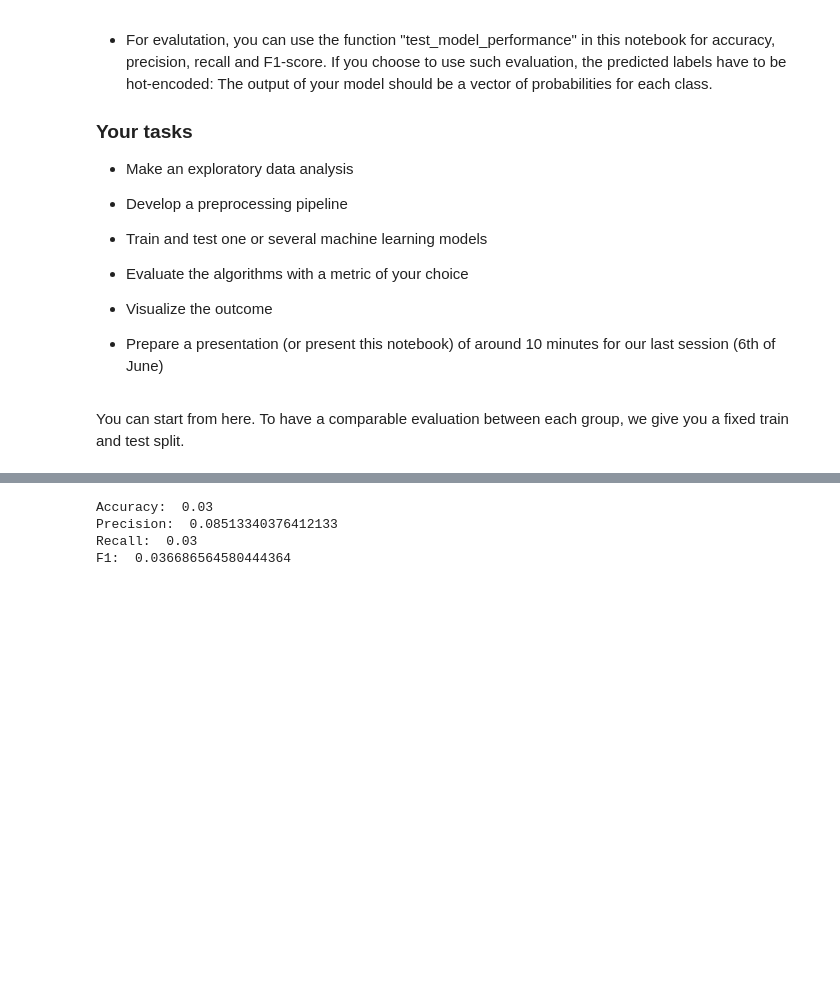
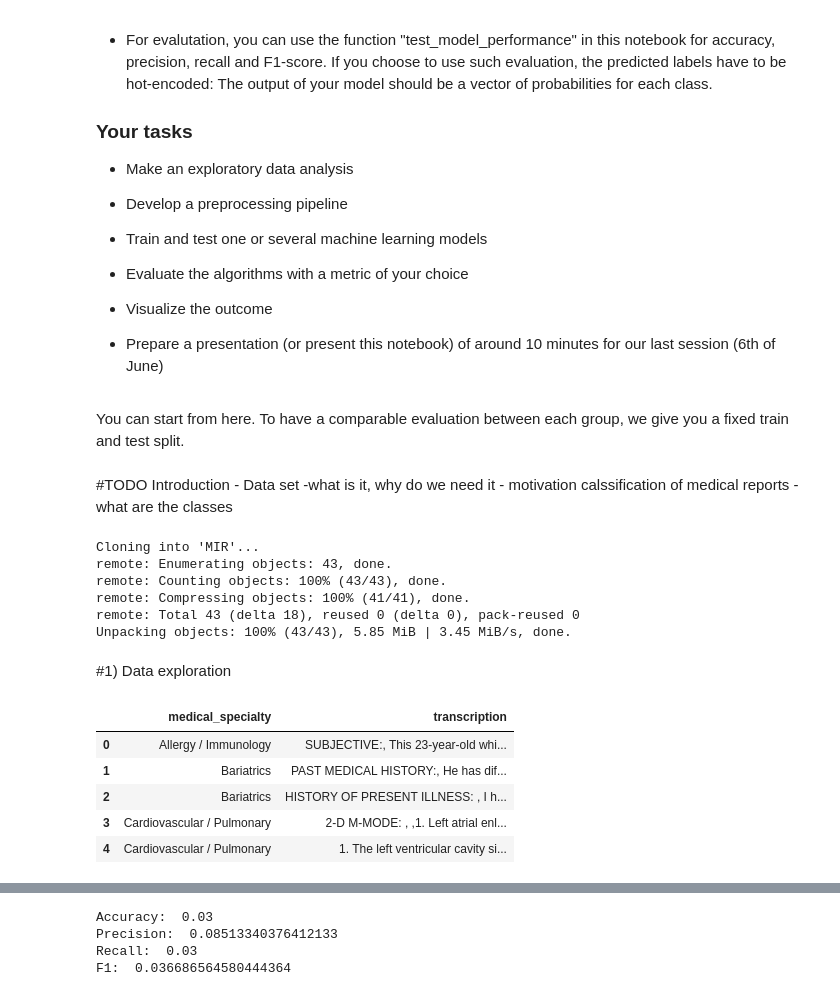
Before and after one commit to DerManjuel/MIR, a Jupyter notebook: NLP_MIR_Herbst_Katz_Meyer.ipynb, the cells around one changed output, grey strips where cells are left out. Saved outputs shown, nothing was run; the diff lists cells and outputs as text; code cells hidden in the pictures; blank space fills up the shorter version.

Commit message:
Beginning of Presentation done

```diff
--- a/NLP_MIR_Herbst_Katz_Meyer.ipynb
+++ b/NLP_MIR_Herbst_Katz_Meyer.ipynb
@@ -29,3 +29,31 @@ In the following 3 weeks we are focussing on machine learning approaches on our
 * Prepare a presentation (or present this notebook) of around 10 minutes for our last session (6th of June)
 # %% [markdown]
 You can start from here. To have a comparable evaluation between each group, we give you a fixed train and test split.
+# %% [markdown]
+#TODO
+Introduction - Data set -what is it, why do we need it - motivation
+calssification of medical reports - what are the classes
+# %%
+import pandas as pd
+#Read in data - change path here
+! git clone https://github.com/DerManjuel/MIR
+df = pd.read_csv('MIR/Data/mtsamples_clean.csv')
+# %% [output]
+Cloning into 'MIR'...
+remote: Enumerating objects: 43, done.
+remote: Counting objects: 100% (43/43), done.
+remote: Compressing objects: 100% (41/41), done.
+remote: Total 43 (delta 18), reused 0 (delta 0), pack-reused 0
+Unpacking objects: 100% (43/43), 5.85 MiB | 3.45 MiB/s, done.
+# %% [markdown]
+#1) Data exploration
+# %%
+# inspect data
+df.head()
+# %% [output]
+|  | medical_specialty | transcription |
+| 0 | Allergy / Immunology | SUBJECTIVE:, This 23-year-old whi... |
+| 1 | Bariatrics | PAST MEDICAL HISTORY:, He has dif... |
+| 2 | Bariatrics | HISTORY OF PRESENT ILLNESS: , I h... |
+| 3 | Cardiovascular / Pulmonary | 2-D M-MODE: , ,1. Left atrial enl... |
+| 4 | Cardiovascular / Pulmonary | 1. The left ventricular cavity si... |
```
Also changed, not shown: parts of 7 cells of this notebook.
